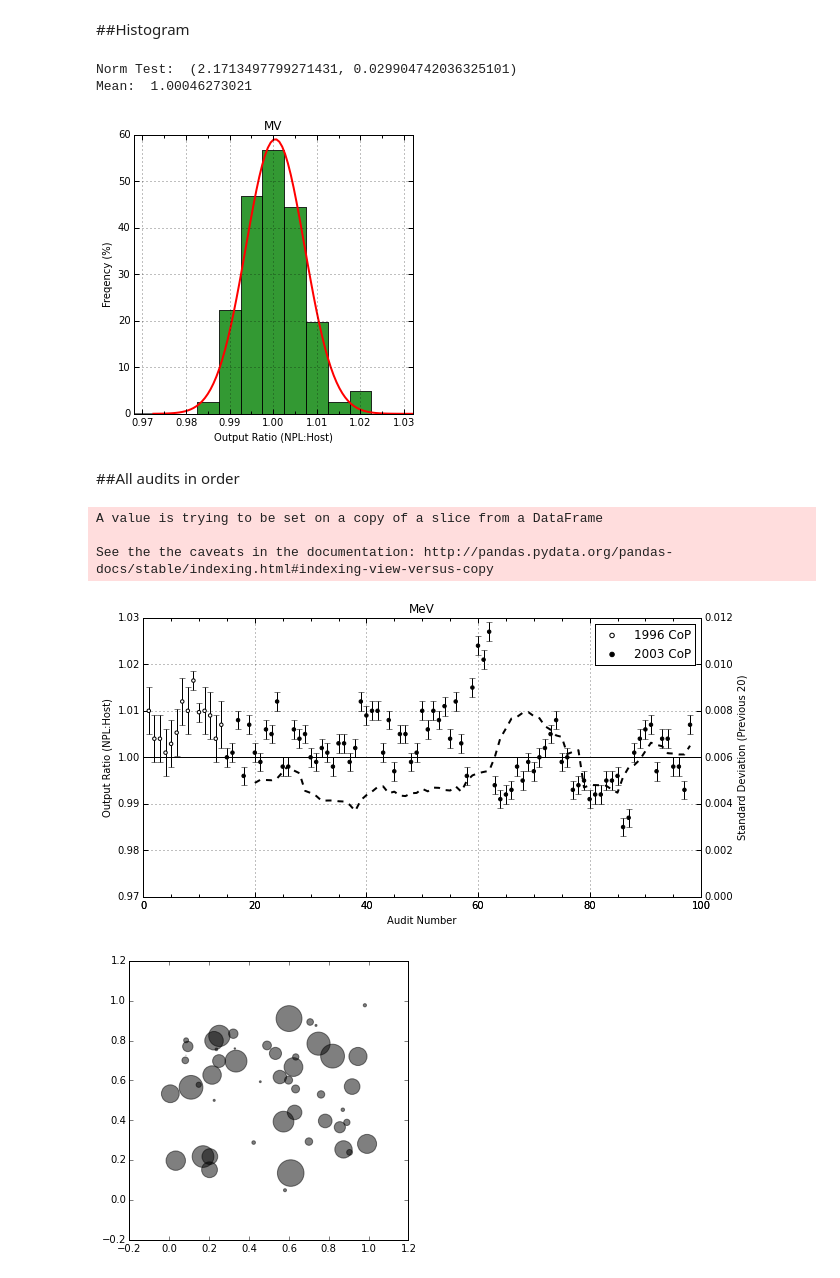
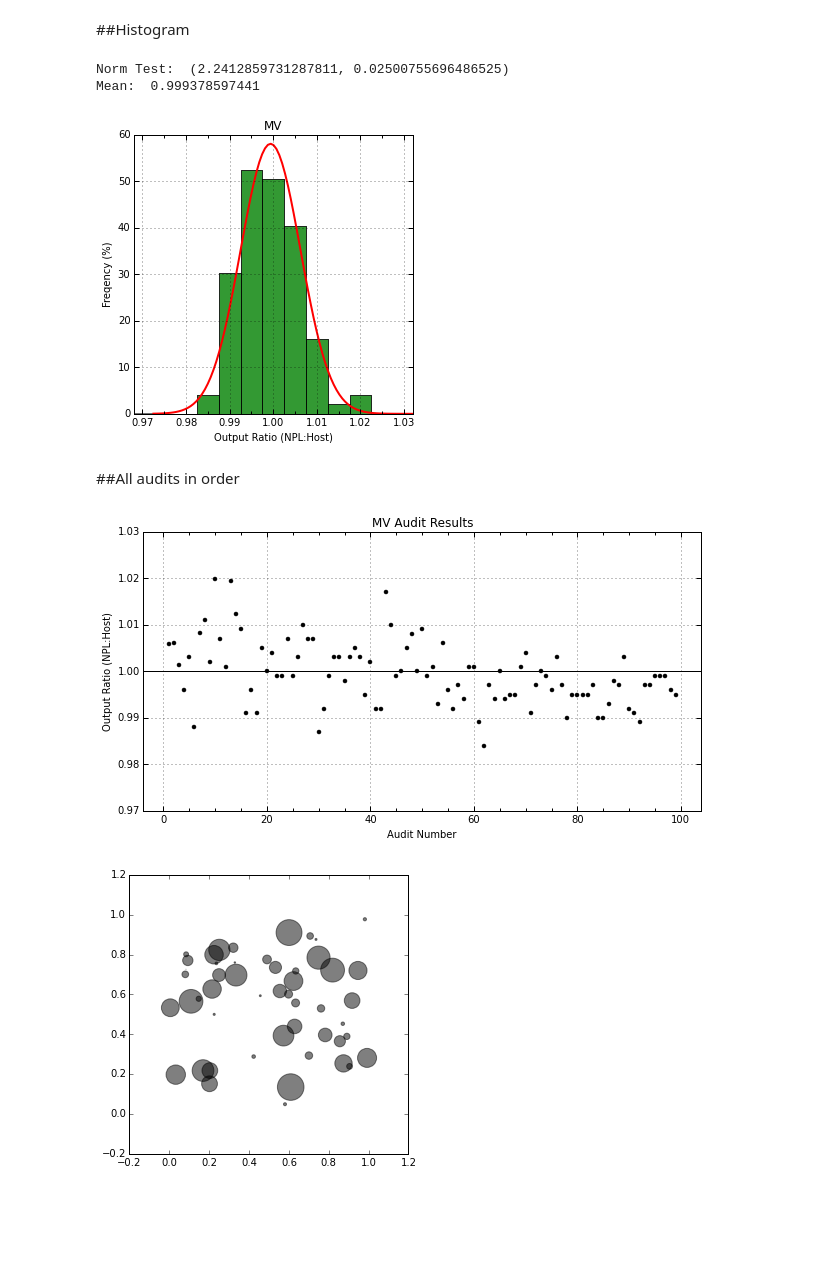
Before and after one commit to mbolt01/InitialCode, a Jupyter notebook: NPL Data Plots - All Data-NHS+pp.ipynb, the cells around one changed output. Cells and saved outputs as stored; diff of their text form; code cells hidden in the pictures; blank space fills up the shorter version.

Commit message:
Updated results and parameters

```diff
--- a/NPL Data Plots - All Data-NHS+pp.ipynb
+++ b/NPL Data Plots - All Data-NHS+pp.ipynb
@@ -80,8 +80,8 @@ NHS  Type  Date
 #beam_types = all_data.groupby('Type')
 #beam_types.mean()
 
-df2 = nhs_data.copy() ## change this if want to look at all data (all_data)
-#df2 = all_data.copy() ## change this if want to look at all data (all_data)
+#df2 = nhs_data.copy() ## change this if want to look at all data (all_data)
+df2 = all_data.copy() ## change this if want to look at all data (all_data)
 
 mv_data = df2[df2['Type'].isin(['MV'])]
 mev_data = df2[df2['Type'].isin(['MeV'])]
@@ -277,9 +277,9 @@ plt.plot(x, mlab.normpdf(x,mean,sd), linewidth = 2, color='red')
 print('Norm Test: ', str(stats.skewtest(d['OPRatio'])))
 print('Mean: ', str(mean))
 # %% [output]
-Norm Test:  (2.1713497799271431, 0.029904742036325101)
-Mean:  1.00046273021
+Norm Test:  (2.2412859731287811, 0.02500755696486525)
+Mean:  0.999378597441
-[figure, old version]
+[figure, new version]
 # %% [markdown]
 ##All audits in order
 # %%
@@ -308,13 +308,11 @@ enew['SD_Prev20Corr'] = pd.rolling_std(enew['OPRatioCorr'],window=20,min_periods
 #plt.plot(x,ynew)
 #enew.head(25)
 # %%
-#m = mv_data_datesort
-
 #frames = [m, e, k]
 #d=pd.concat(frames) # to join all data together
 
-d = enew
-#d = m
+#d = enew
+d = m
 
 #pylab.rcParams['figure.figsize'] = 10, 5 # change size of figures
 my_dpi=300
@@ -322,7 +320,7 @@ my_dpi=300
 fig1 = plt.figure(figsize=(10,5))
 axes1 = fig1.add_subplot(1,1,1)
 axes1.autoscale(tight=True)
-plt.title('MeV')
+plt.title('MV Audit Results')
 plt.xlabel("Audit Number")
 plt.ylabel("Output Ratio (NPL:Host)")
 plt.ylim(0.97, 1.03)
@@ -338,58 +336,55 @@ x=np.arange(1,d['OPRatio'].count()+1)
 y=d['OPRatio']
 yerr=(d['OPError']*d['OPRatio'])/100
 
 ## rolling sd to plot
 ysd=d['SD_Prev20']
 
 ##if igorning OOT results
-ysdcorr=d['SD_Prev20Corr']
-ysdcorr[0:19] = np.nan # to not plot first 20 values of sd calculated
+#ysdcorr=d['SD_Prev20Corr']
+#ysdcorr[0:19] = np.nan # to not plot first 20 values of sd calculated
 
 ## all points the same
 #plt.errorbar(x, y, yerr=yerr, ecolor='black', linestyle="", marker = 'o', markersize=4, color='black') # for plotting number of audits
 
 ## seperate 1996 and 2003 CoPs with dif markers
 ## get CoP and create a dataseries to indicate the marker to use
-ycop=d['CoP']
-ymarker=ycop.copy()
-colours=['white', 'black']
-ymarker=ymarker.replace([1996,2003],colours)
-plt.errorbar(x, y, yerr=yerr, ecolor='black', linestyle="", marker = 'None')
-plt.scatter(x, y, facecolor=ymarker, marker ='o', s=12,zorder=300)
+#ycop=d['CoP']
+#ymarker=ycop.copy()
+#colours=['white', 'black']
+#ymarker=ymarker.replace([1996,2003],colours)
+#plt.errorbar(x, y, yerr=yerr, ecolor='black', linestyle="", marker = 'None')
+plt.scatter(x, y, facecolor='black', marker ='o', s=12,zorder=300) # change facecolor to'ymarker for CoP colour changes
 ## add fake points for the legend
-plt.scatter(5, 5, facecolor=colours[0], marker ='o', label='1996 CoP')
-plt.scatter(5, 5, facecolor=colours[1], marker ='o', label='2003 CoP')
+#plt.scatter(5, 5, facecolor=colours[0], marker ='o', label='1996 CoP')
+#plt.scatter(5, 5, facecolor=colours[1], marker ='o', label='2003 CoP')
 
-l = plt.legend(scatterpoints=1)
+#l = plt.legend(scatterpoints=1)
 
-frame = l.get_frame()
-frame.set_facecolor('white')
+#frame = l.get_frame()
+#frame.set_facecolor('white')
 
 ## for plotting date
 #plt.plot(d['Date'].values,d['OPRatio'], 'o', alpha=0.7)
 
-plt.axhline(1, color='black', linestyle='-')
-axes2=fig1.add_subplot(111, sharex=axes1, frameon=False)
-axes2.yaxis.tick_right()
-axes2.yaxis.set_label_position('right')
-plt.ylim(0, 0.012)
-plt.ylabel("Standard Deviation (Previous 20)")
+plt.axhline(1, color='black', linestyle='-', linewidth=1)
+#axes2=fig1.add_subplot(111, sharex=axes1, frameon=False)
+#axes2.yaxis.tick_right()
+#axes2.yaxis.set_label_position('right')
+#plt.ylim(0, 0.012)
+#plt.ylabel("Standard Deviation (Previous 20)")
 #line2=axes2.plot(x,ysd, color='black', ls='--', linewidth=2)
-line2=axes2.plot(x,ysdcorr, color='black', ls='--', linewidth=2)
+#line2=axes2.plot(x,ysdcorr, color='black', ls='--', linewidth=2)
 
 # to show both including and excluding OOT results
 #line2=axes2.plot(d['Date'].values,ysd, color='orange', ls='--', linewidth=2) # for plotting date
 #line2=axes2.plot(d['Date'].values,ysdcorr, color='red', ls='--', linewidth=2) # for plotting date
 
-#plt.savefig('NPL_Paper_Plots/FinalData/NPL_MeV_All-No_OOT+all_SD_NHS.png', bbox_inches='tight', dpi=300)
+plt.savefig('NPL_Paper_Plots/FinalData/NPL_MV_All-No_OOT+all_SD_NHS-test.png', bbox_inches='tight', dpi=300)
 
 #save as 600x800px for abstract
 #plt.savefig('NPL_Paper_Plots/FinalData/NPL_MeV_All_SD_NHS-grey-difCoPmarkers.png', bbox_inches='tight', dpi=my_dpi)
 # %% [output]
-A value is trying to be set on a copy of a slice from a DataFrame
-
-See the the caveats in the documentation: http://pandas.pydata.org/pandas-docs/stable/indexing.html#indexing-view-versus-copy
-[figure, old version]
+[figure, new version]
 # %%
 import numpy as np
 import matplotlib.pyplot as plt
```
Also changed, not shown: parts of 4 cells of this notebook, 3 other files.
